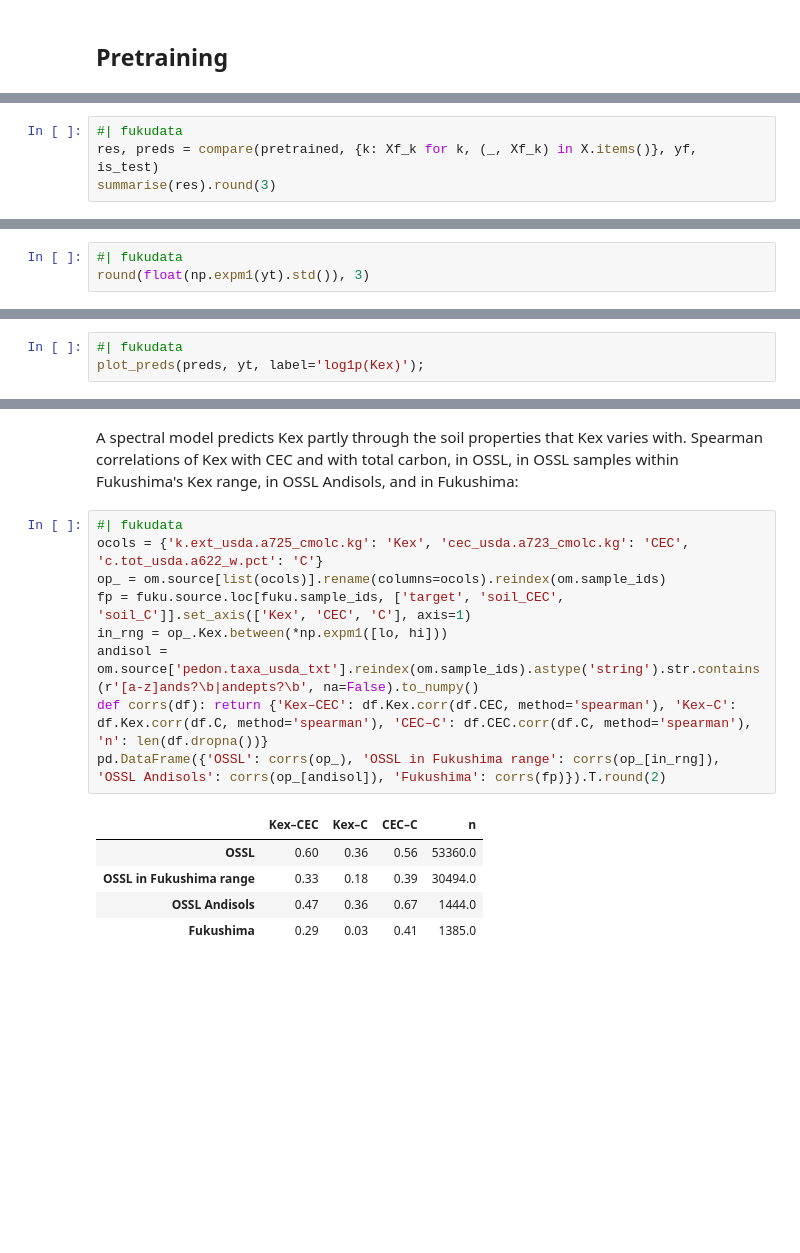
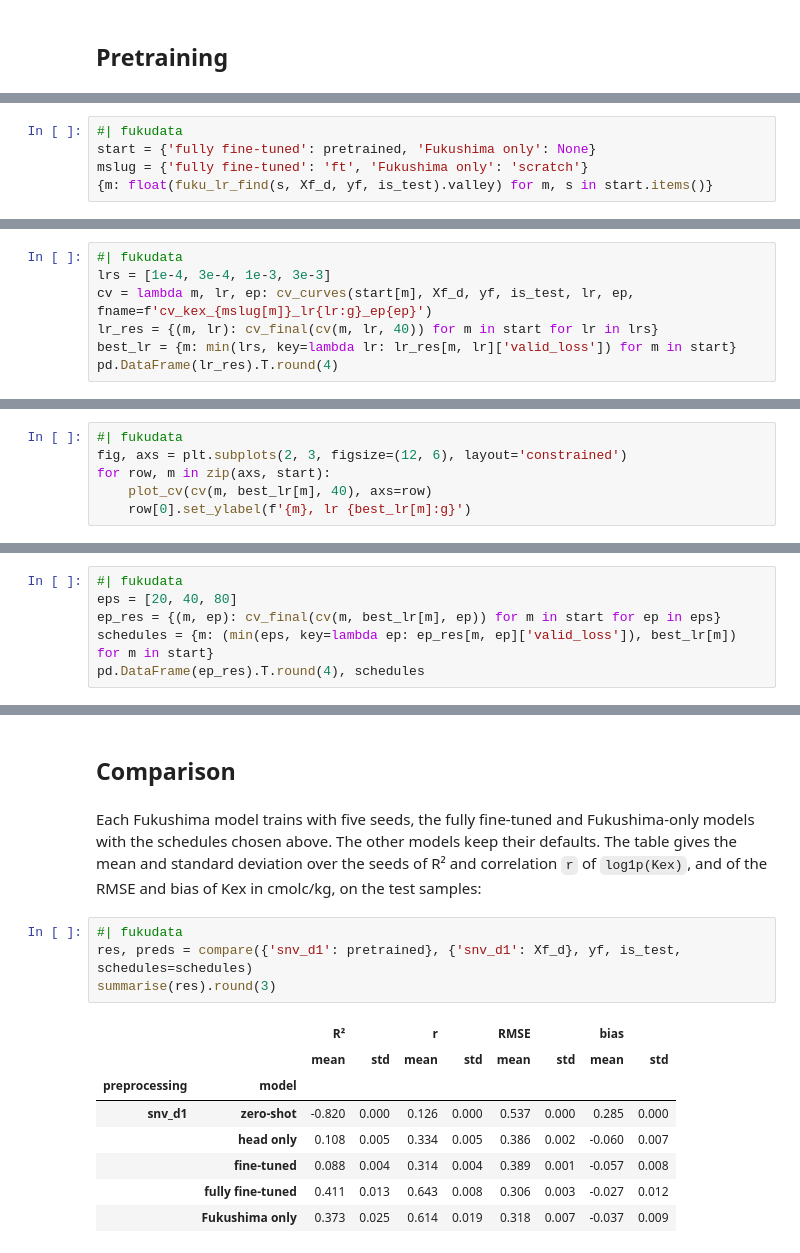
Before and after one commit to franckalbinet/ossl-fuku-transfer, a Jupyter notebook: nbs/03_kex.ipynb, the cells around one changed output, grey strips where cells are left out. Saved outputs shown, nothing was run; the diff lists cells and outputs as text; blank space fills up the shorter version.

```diff
--- a/nbs/03_kex.ipynb
+++ b/nbs/03_kex.ipynb
@@ -56,5 +57,6 @@ Each Fukushima model trains with five seeds. The table gives the mean and standa
 # %%
 #| fukudata
-res, preds = compare(pretrained, {k: Xf_k for k, (_, Xf_k) in X.items()}, yf, is_test)
-summarise(res).round(3)
+start = {'fully fine-tuned': pretrained, 'Fukushima only': None}
+mslug = {'fully fine-tuned': 'ft', 'Fukushima only': 'scratch'}
+{m: float(fuku_lr_find(s, Xf_d, yf, is_test).valley) for m, s in start.items()}
 # %% [output]
@@ -76,4 +69,8 @@ For scale, the standard deviation of the test Kex values, in cmolc/kg:
 # %%
 #| fukudata
-round(float(np.expm1(yt).std()), 3)
+lrs = [1e-4, 3e-4, 1e-3, 3e-3]
+cv = lambda m, lr, ep: cv_curves(start[m], Xf_d, yf, is_test, lr, ep, fname=f'cv_kex_{mslug[m]}_lr{lr:g}_ep{ep}')
+lr_res = {(m, lr): cv_final(cv(m, lr, 40)) for m in start for lr in lrs}
+best_lr = {m: min(lrs, key=lambda lr: lr_res[m, lr]['valid_loss']) for m in start}
+pd.DataFrame(lr_res).T.round(4)
 # %% [output]
@@ -83,4 +88,7 @@ Predictions of the first seed against the observed values:
 # %%
 #| fukudata
-plot_preds(preds, yt, label='log1p(Kex)');
+fig, axs = plt.subplots(2, 3, figsize=(12, 6), layout='constrained')
+for row, m in zip(axs, start):
+    plot_cv(cv(m, best_lr[m], 40), axs=row)
+    row[0].set_ylabel(f'{m}, lr {best_lr[m]:g}')
 # %% [output]
@@ -100,0 +98,6 @@ np.expm1([lo, hi]).round(2), pd.DataFrame({k: range_check(Xo_k, yo, pretrained[k
+# %%
+#| fukudata
+eps = [20, 40, 80]
+ep_res = {(m, ep): cv_final(cv(m, best_lr[m], ep)) for m in start for ep in eps}
+schedules = {m: (min(eps, key=lambda ep: ep_res[m, ep]['valid_loss']), best_lr[m]) for m in start}
+pd.DataFrame(ep_res).T.round(4), schedules
@@ -101,17 +113,17 @@ np.expm1([lo, hi]).round(2), pd.DataFrame({k: range_check(Xo_k, yo, pretrained[k
+# %% [markdown]
+## Comparison
 # %% [markdown]
-A spectral model predicts Kex partly through the soil properties that Kex varies with. Spearman correlations of Kex with CEC and with total carbon, in OSSL, in OSSL samples within Fukushima's Kex range, in OSSL Andisols, and in Fukushima:
+Each Fukushima model trains with five seeds, the fully fine-tuned and Fukushima-only models with the schedules chosen above. The other models keep their defaults. The table gives the mean and standard deviation over the seeds of R² and correlation `r` of `log1p(Kex)`, and of the RMSE and bias of Kex in cmolc/kg, on the test samples:
 # %%
 #| fukudata
-ocols = {'k.ext_usda.a725_cmolc.kg': 'Kex', 'cec_usda.a723_cmolc.kg': 'CEC', 'c.tot_usda.a622_w.pct': 'C'}
-op_ = om.source[list(ocols)].rename(columns=ocols).reindex(om.sample_ids)
-fp = fuku.source.loc[fuku.sample_ids, ['target', 'soil_CEC', 'soil_C']].set_axis(['Kex', 'CEC', 'C'], axis=1)
-in_rng = op_.Kex.between(*np.expm1([lo, hi]))
-andisol = om.source['pedon.taxa_usda_txt'].reindex(om.sample_ids).astype('string').str.contains(r'[a-z]ands?\b|andepts?\b', na=False).to_numpy()
-def corrs(df): return {'Kex–CEC': df.Kex.corr(df.CEC, method='spearman'), 'Kex–C': df.Kex.corr(df.C, method='spearman'), 'CEC–C': df.CEC.corr(df.C, method='spearman'), 'n': len(df.dropna())}
-pd.DataFrame({'OSSL': corrs(op_), 'OSSL in Fukushima range': corrs(op_[in_rng]), 'OSSL Andisols': corrs(op_[andisol]), 'Fukushima': corrs(fp)}).T.round(2)
+res, preds = compare({'snv_d1': pretrained}, {'snv_d1': Xf_d}, yf, is_test, schedules=schedules)
+summarise(res).round(3)
 # %% [output]
-|  | Kex–CEC | Kex–C | CEC–C | n |
-| OSSL | 0.60 | 0.36 | 0.56 | 53360.0 |
-| OSSL in Fukushima range | 0.33 | 0.18 | 0.39 | 30494.0 |
-| OSSL Andisols | 0.47 | 0.36 | 0.67 | 1444.0 |
-| Fukushima | 0.29 | 0.03 | 0.41 | 1385.0 |
+|  |  | R² |  | r |  | RMSE |  | bias |  |
+|  |  | mean | std | mean | std | mean | std | mean | std |
+| preprocessing | model |  |  |  |  |  |  |  |  |
+| snv_d1 | zero-shot | -0.820 | 0.000 | 0.126 | 0.000 | 0.537 | 0.000 | 0.285 | 0.000 |
+|  | head only | 0.108 | 0.005 | 0.334 | 0.005 | 0.386 | 0.002 | -0.060 | 0.007 |
+|  | fine-tuned | 0.088 | 0.004 | 0.314 | 0.004 | 0.389 | 0.001 | -0.057 | 0.008 |
+|  | fully fine-tuned | 0.411 | 0.013 | 0.643 | 0.008 | 0.306 | 0.003 | -0.027 | 0.012 |
+|  | Fukushima only | 0.373 | 0.025 | 0.614 | 0.019 | 0.318 | 0.007 | -0.037 | 0.009 |
```
Also changed, not shown: parts of 33 cells of this notebook, 1 other file.
